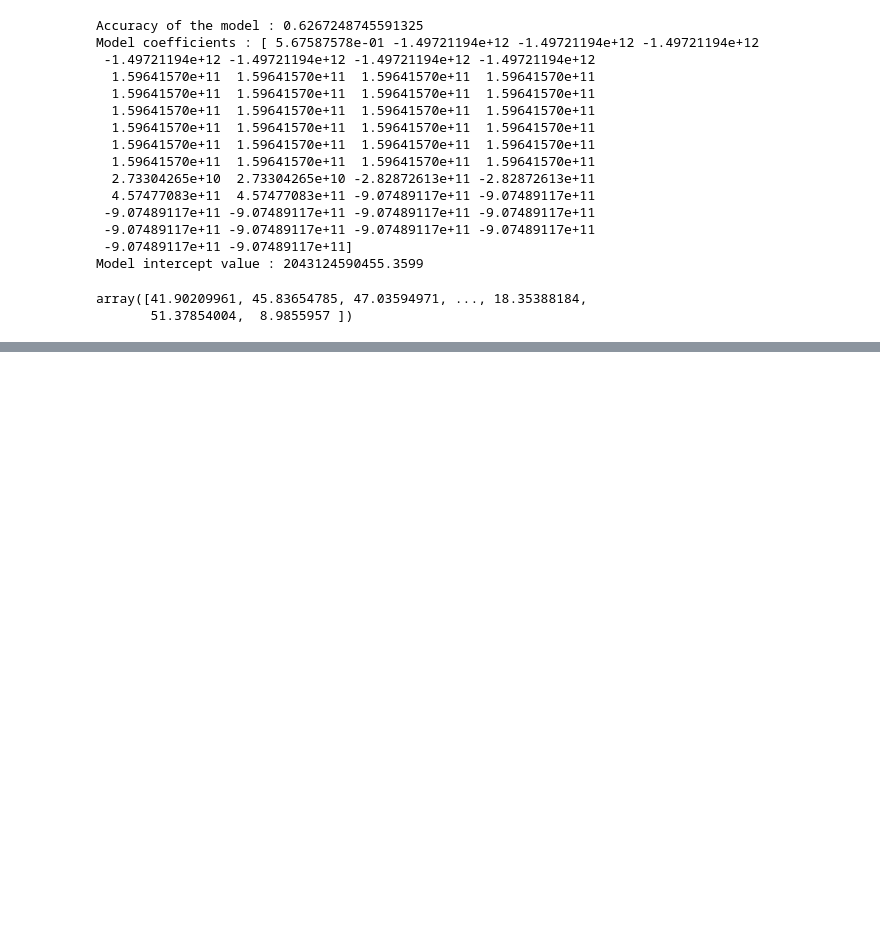
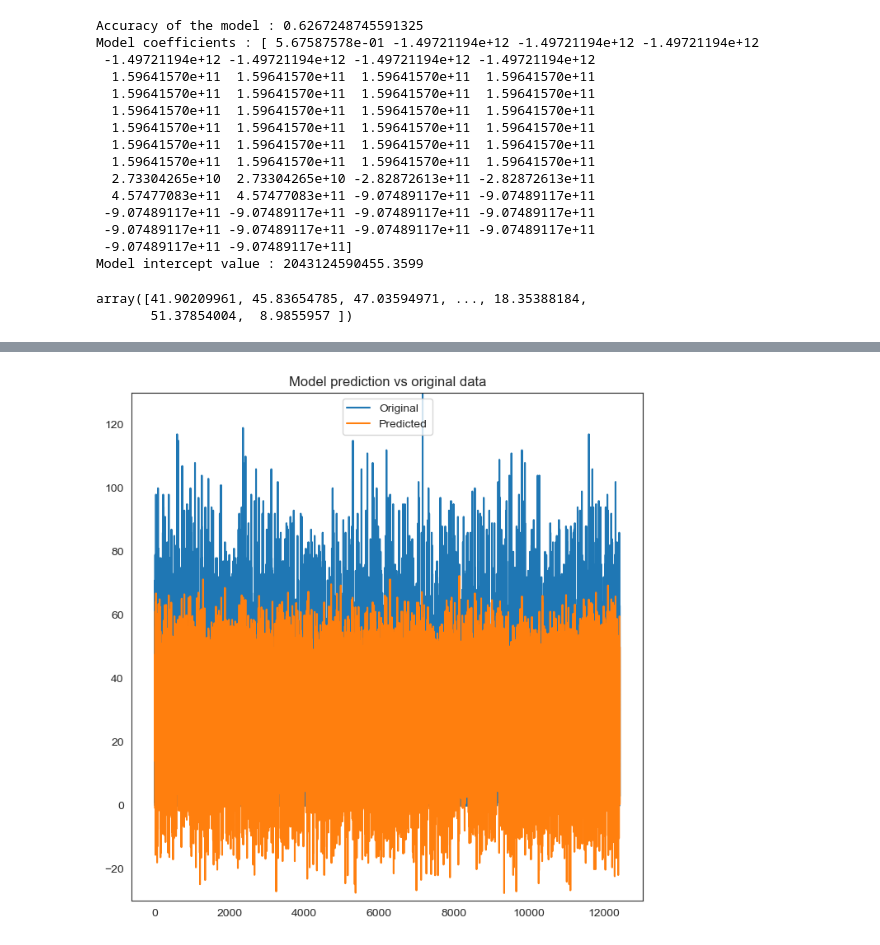
Before and after one commit to souvikbachhar/data-science-bootcamp, a Jupyter notebook: gym/gymRegression.ipynb, the cells around one changed output, grey strips where cells are left out. Cells and saved outputs as stored; diff of their text form; code cells hidden in the pictures; blank space fills up the shorter version.

Commit message:
pred vs actual map

```diff
--- a/gym/gymRegression.ipynb
+++ b/gym/gymRegression.ipynb
@@ -270,0 +271,11 @@ plt.show()
+# %%
+y_pred=lr_model.predict(X_test)
+plt.figure(figsize=(8,8))
+plt.plot(range(len(y_test)), y_test, label='Original')
+plt.plot(range(len(y_test)), y_pred, label='Predicted')
+plt.ylim(-30, 130)
+plt.legend()
+plt.title('Model prediction vs original data')
+plt.show()
+# %% [output]
+[figure, added]
```
Also changed, not shown: parts of 1 cell of this notebook, 2 other files.
